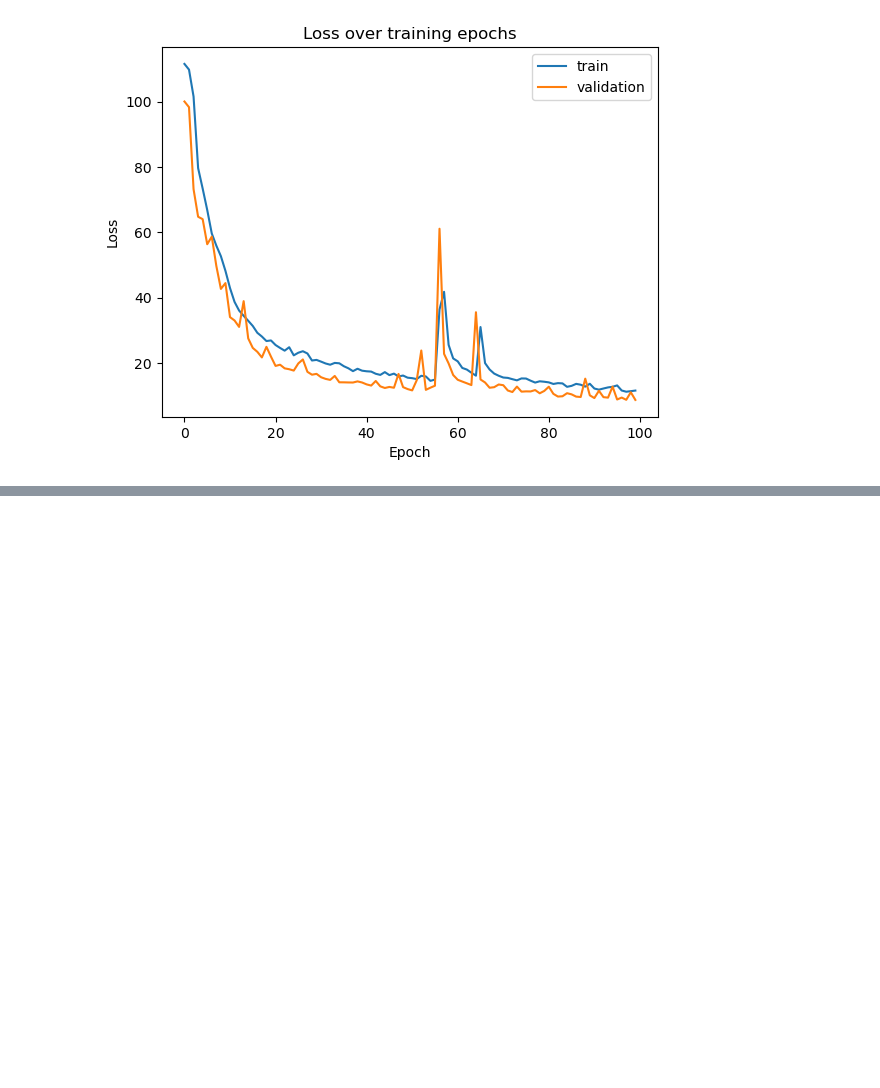
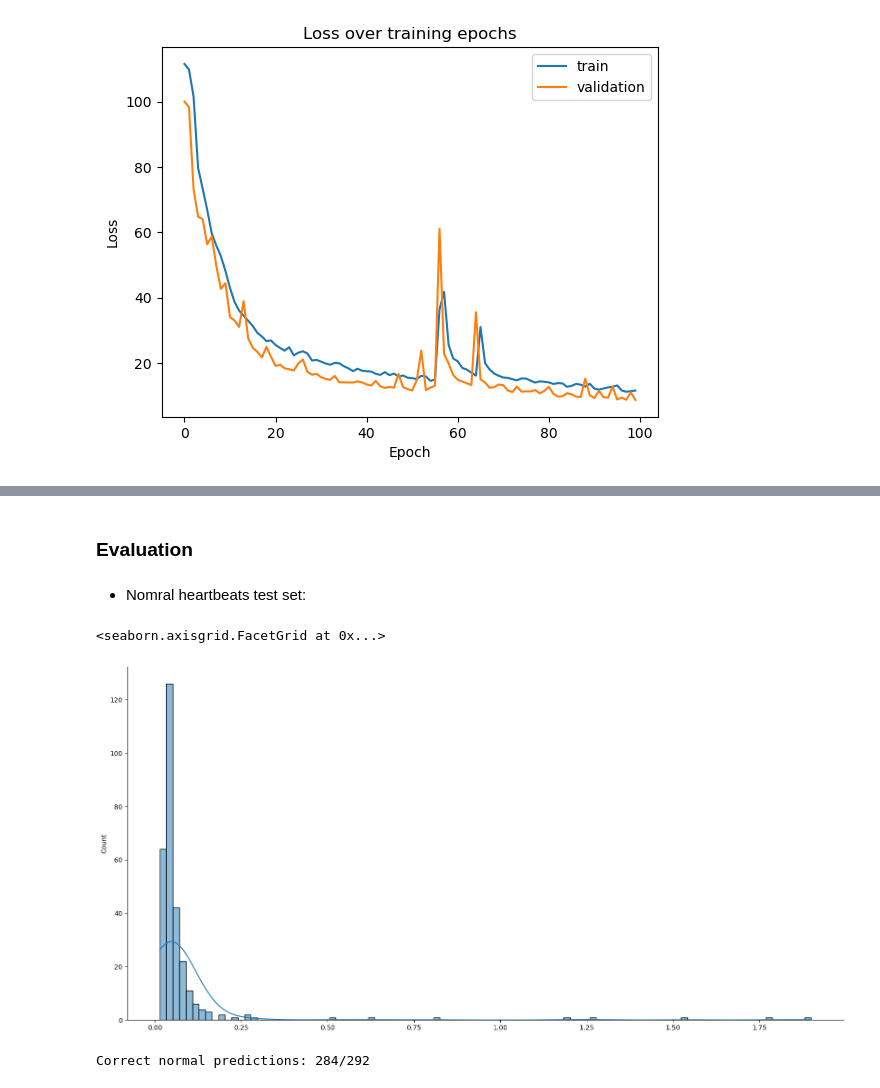
Before and after one commit to adam-langowski/Anomaly-Detection-in-ECG, a Jupyter notebook: anomaly_detection.ipynb, the cells around one changed output, grey strips where cells are left out. Saved outputs shown, nothing was run; the diff lists cells and outputs as text; code cells hidden in the pictures; blank space fills up the shorter version.

Commit message:
threshold tests and evaluations

```diff
--- a/anomaly_detection.ipynb
+++ b/anomaly_detection.ipynb
@@ -404,0 +451,15 @@ torch.save(model2, MODEL_PATH)
+# %% [markdown]
+### Evaluation
+# %% [markdown]
+- Nomral heartbeats test set:
+# %%
+_, normal_losses = predict(model, test_normal_dataset)
+sns.displot(normal_losses, bins=100, kde=True, aspect=2, height=8)
+# %% [output]
+<seaborn.axisgrid.FacetGrid at 0x...>
+[figure, added]
+# %%
+correct = sum(l <= THRESHOLD for l in normal_losses)
+print(f'Correct normal predictions: {correct}/{len(test_normal_dataset)}')
+# %% [output]
+Correct normal predictions: 284/292
```
Also changed, not shown: parts of 16 cells of this notebook.
